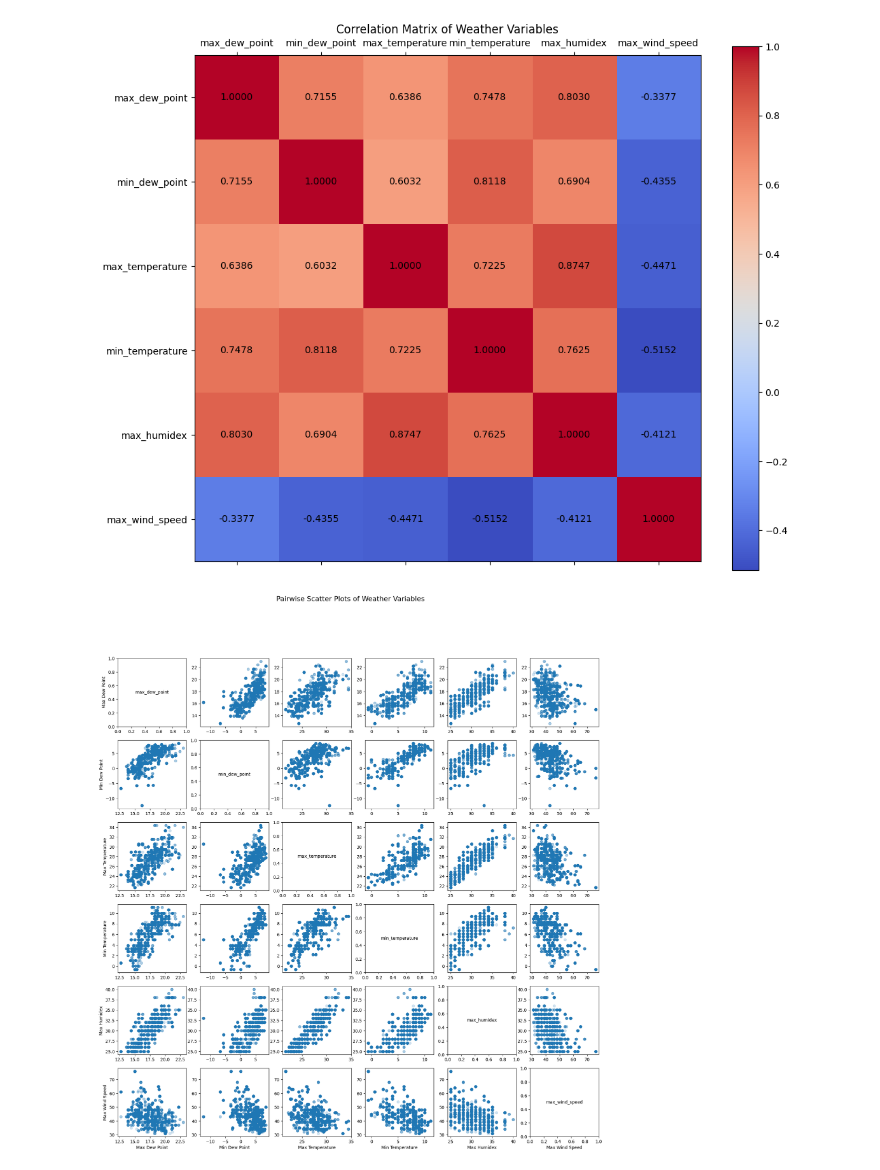
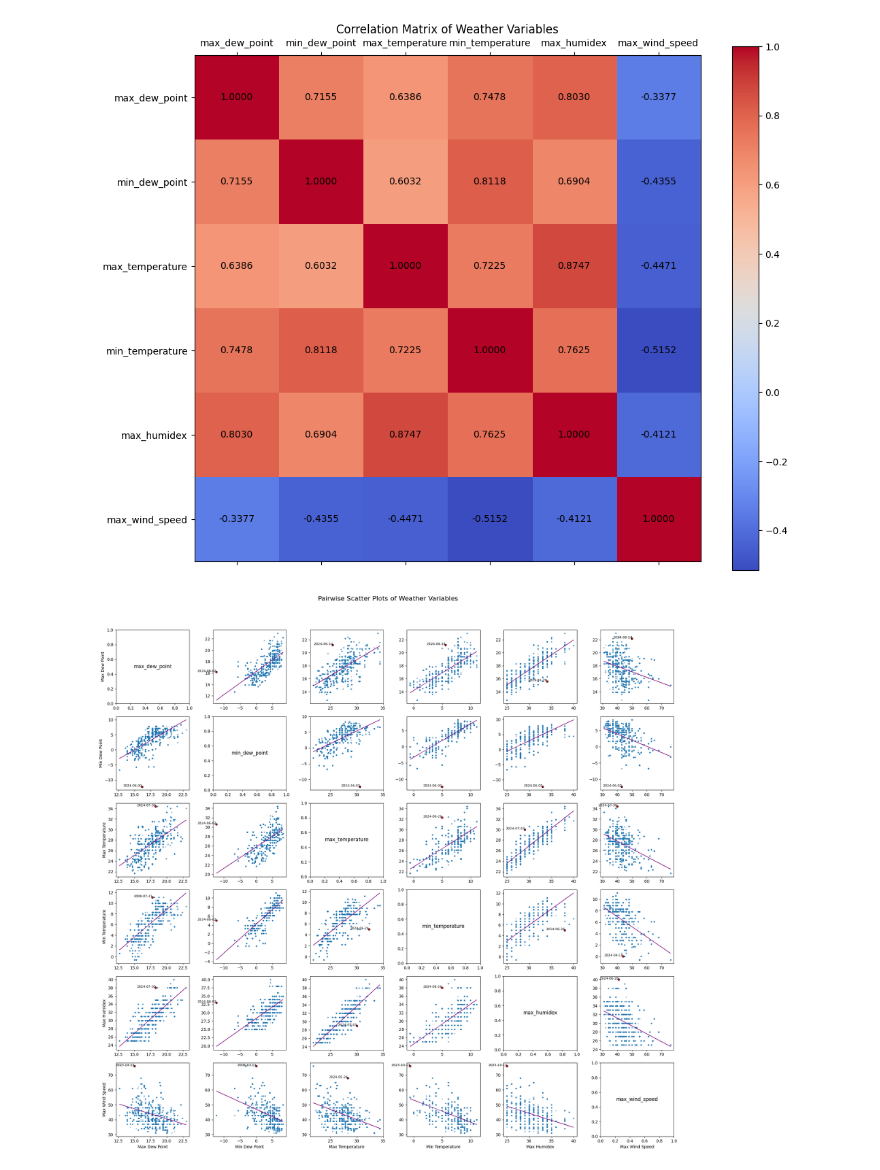
Before and after one commit to King7D/econ323-project, a Jupyter notebook: project.ipynb, the cells around one changed output. Cells and saved outputs as stored; diff of their text form; code cells hidden in the pictures.

Commit message:
update scatter plot

```diff
--- a/project.ipynb
+++ b/project.ipynb
@@ -128,23 +128,44 @@ plt.show()
 # %% [output]
 [figure]
 # %%
-# Using Scatter Plot for Pairwise Relationship
+# Create pairwise scatter plots for all selected variables with regression lines and calculate errors
 fig, axes = plt.subplots(len(variables), len(variables), figsize=(20, 20))
 fig.suptitle('Pairwise Scatter Plots of Weather Variables', fontsize=16)
+
+all_outliers = pd.DataFrame()
 
 for i, var1 in enumerate(variables):
     for j, var2 in enumerate(variables):
         ax = axes[i, j]
         if i != j:
-            ax.scatter(cm_data[var2], cm_data[var1], alpha=0.2)
-        elif i == j:
-            ax.text(0.5, 0.5, var1, ha='center', va='center')
+            ax.scatter(cm_data[var2], cm_data[var1], alpha=0.3, s=5)
 
+            # Add a regression line to indicate trend between variables
+            if len(cm_data[var2]) > 1 and len(cm_data[var1]) > 1:
+
+                # Calculate linear regression using numpy
+                slope, intercept = np.polyfit(cm_data[var2], cm_data[var1], 1)
+                regression_line = intercept + slope * cm_data[var2]
+                ax.plot(cm_data[var2], regression_line, color='purple', lw=1)
+
+                # Calculate and indicate the largest error (outlier) in each plot
+                errors = np.abs(cm_data[var1] - regression_line)
+                largest_error_idx = errors.idxmax()
+                largest_error_points = cm_data.loc[[largest_error_idx]]
+                ax.scatter(largest_error_points[var2], largest_error_points[var1], color='red', edgecolor='black', s=20, label='Largest Errors')
+
+                # Indicate dates of largest errors
+                for _, point in largest_error_points.iterrows():
+                    ax.text(point[var2], point[var1], f"{point['date'].strftime('%Y-%m-%d')}", fontsize=8, color='black', ha='right')
+                all_outliers = pd.concat([all_outliers, largest_error_points])
+        else:
+            ax.text(0.5, 0.5, var1, fontsize=12, ha='center', va='center', transform=ax.transAxes)
         if i == len(variables) - 1:
             ax.set_xlabel(var2.replace('_', ' ').title())
         if j == 0:
             ax.set_ylabel(var1.replace('_', ' ').title())
 
+plt.tight_layout(rect=[0, 0.03, 1, 0.95])
 plt.show()
 # %% [output]
-[figure, old version]
+[figure, new version]
```
Also changed, not shown: parts of 1 cell of this notebook.
